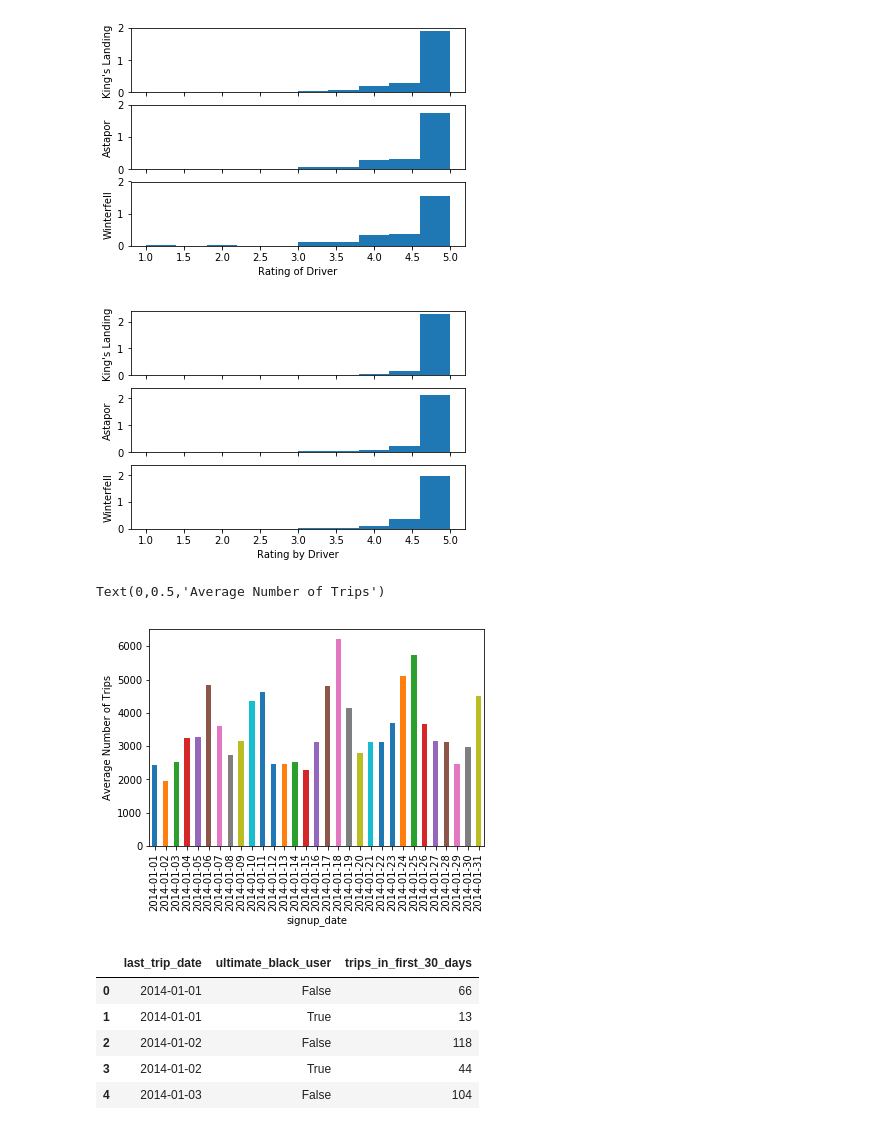
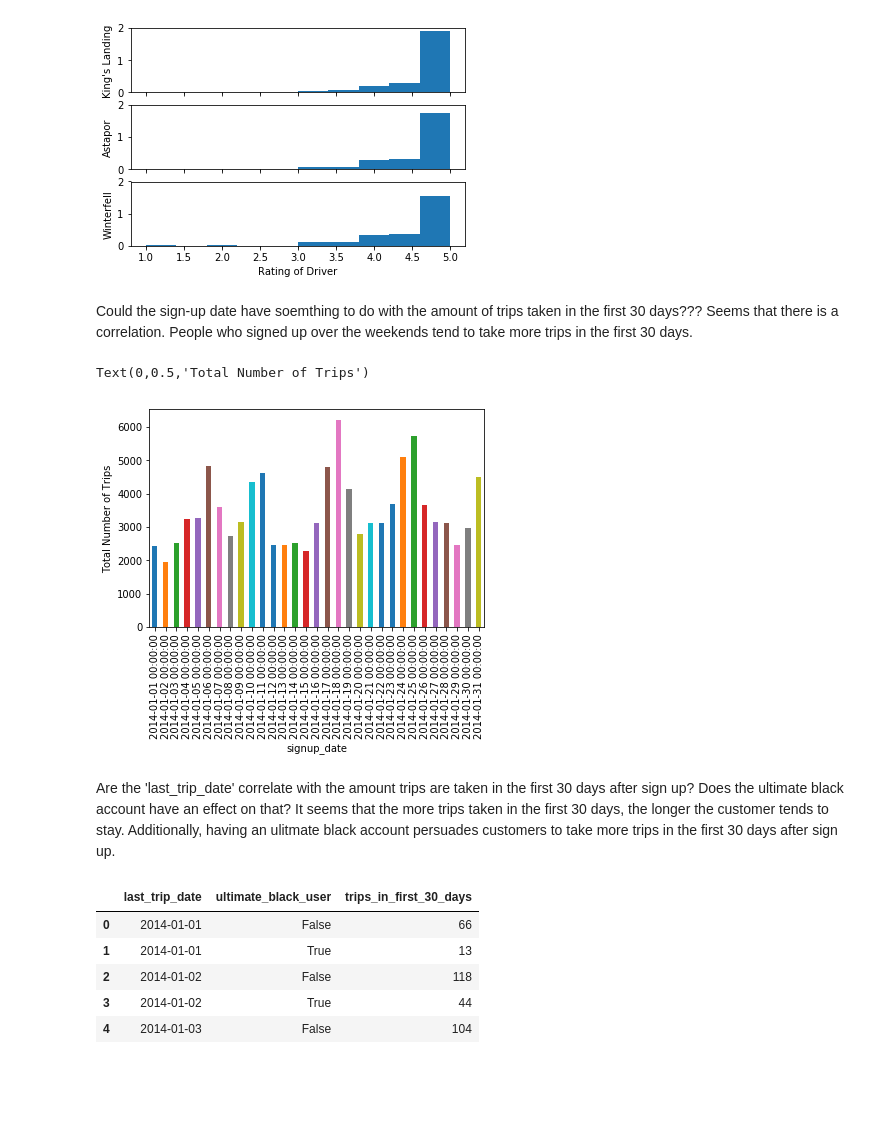
Before and after one commit to dariazhuk357/Springboard, a Jupyter notebook: Challange #1(1).ipynb, the cells around one changed output. Saved outputs shown, nothing was run; the diff lists cells and outputs as text; code cells hidden in the pictures; blank space fills up the shorter version.

```diff
--- a/Challange #1(1).ipynb
+++ b/Challange #1(1).ipynb
@@ -84,0 +128,2 @@ df2.head()
+# %%
+df2.loc[:,['last_trip_date','signup_date']]=df2.loc[:,['last_trip_date','signup_date']].apply(pd.to_datetime)
@@ -84,0 +152,9 @@ df2.head()
+# %%
+date_value=pd.Timestamp('2014-06-01')
+def classifier(data):
+    '''classifies the data greater than zero as active and the data equal to 0 as non-active'''
+    if data>= date_value:
+        return 1
+    else:
+        return 0
+df2['status']=df2['last_trip_date'].apply(classifier)
@@ -125,20 +217,16 @@ for idx,city in enumerate(cities):
     plot.set_ylabel(cities[idx])
 # %% [output]
 [figure]
-# %%
-fig,axes=plt.subplots(3,1,sharex='col',sharey='col')
-for idx,city in enumerate(cities):
-    plot=df2[df2['city']==city]['avg_rating_by_driver'].plot(kind='hist',ax=axes[idx],density=True)
-    plt.xlabel('Rating by Driver')
-    plot.set_ylabel(cities[idx])
-# %% [output]
-[figure, removed]
+# %% [markdown]
+Could the sign-up date have soemthing to do with the amount of trips taken in the first 30 days??? Seems that there is a correlation. People who signed up over the weekends tend to take more trips in the first 30 days.
 # %%
 df2.groupby('signup_date')['trips_in_first_30_days'].sum().plot(kind='bar')
-plt.ylabel('Average Number of Trips')
+plt.ylabel('Total Number of Trips')
 # %% [output]
-Text(0,0.5,'Average Number of Trips')
+Text(0,0.5,'Total Number of Trips')
-[figure, old version]
+[figure, new version]
+# %% [markdown]
+Are the 'last_trip_date' correlate with the amount trips are taken in the first 30 days after sign up? Does the ultimate black account have an effect on that? It seems that the more trips taken in the first 30 days, the longer the customer tends to stay. Additionally, having an ulitmate black account persuades customers to take more trips in the first 30 days after sign up.
 # %%
 df_last_trip=df2.groupby(['last_trip_date','ultimate_black_user'])['trips_in_first_30_days'].sum().to_frame()
 df_last_trip.reset_index(inplace=True)
```
Also changed, not shown: parts of 44 cells of this notebook.
